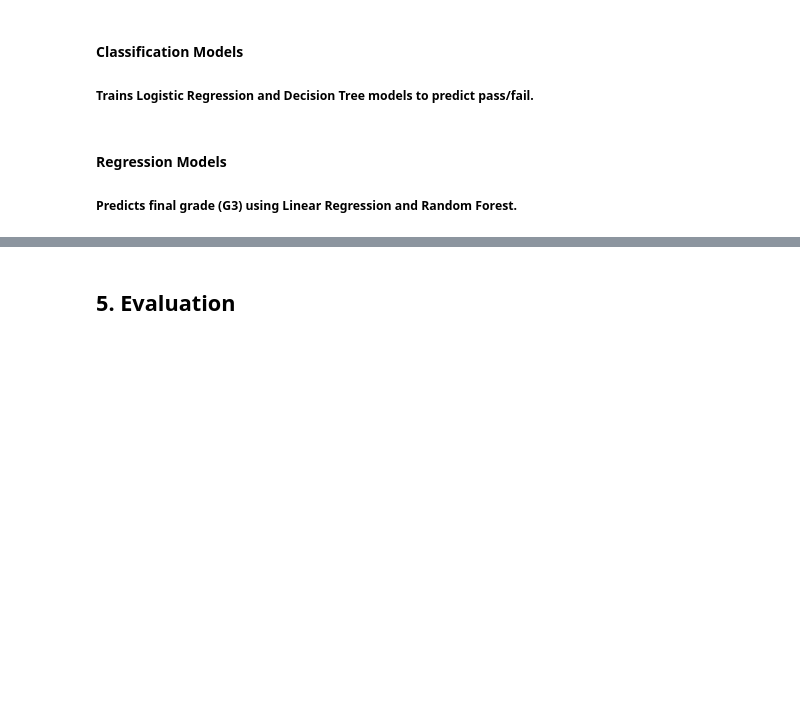
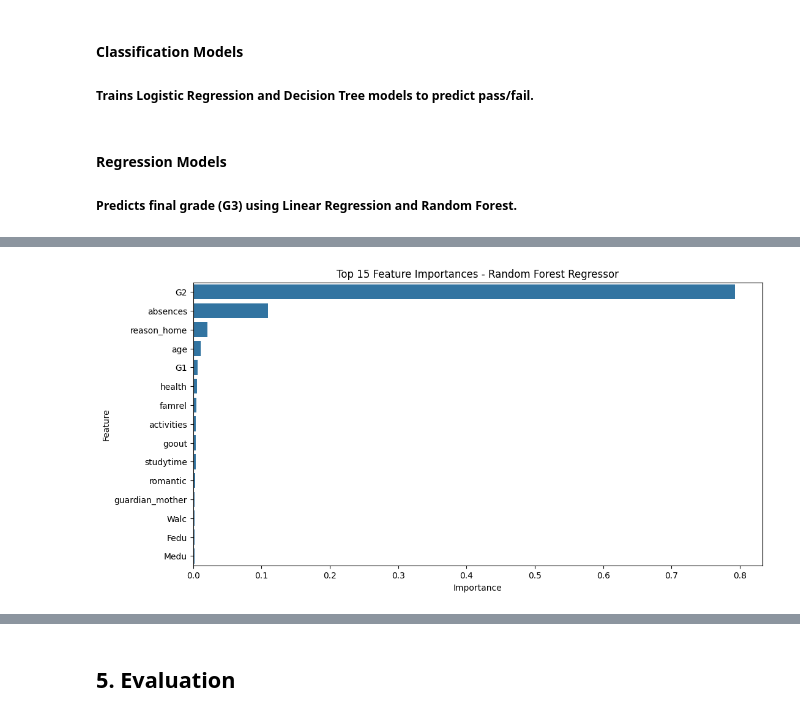
Before and after one commit to sukhmani/ProjectDS510student, a Jupyter notebook: project.ipynb, the cells around one changed output, grey strips where cells are left out. Cells and saved outputs as stored; diff of their text form; code cells hidden in the pictures; blank space fills up the shorter version.

```diff
--- a/project.ipynb
+++ b/project.ipynb
@@ -233,0 +308,15 @@ y_pred_log = log_reg.predict(X_test_scaled)
+# %%
+#Feature Importance Plot (for explainability)
+# Feature Importance
+importances = rf_model.feature_importances_
+feature_names = X.columns
+feat_importance = pd.Series(importances, index=feature_names).sort_values(ascending=False)
+
+plt.figure(figsize=(12, 6))
+sns.barplot(x=feat_importance.values[:15], y=feat_importance.index[:15])
+plt.title("Top 15 Feature Importances - Random Forest Regressor")
+plt.xlabel("Importance")
+plt.ylabel("Feature")
+plt.show()
+# %% [output]
+[figure, added]
```
Also changed, not shown: parts of 4 cells of this notebook.
